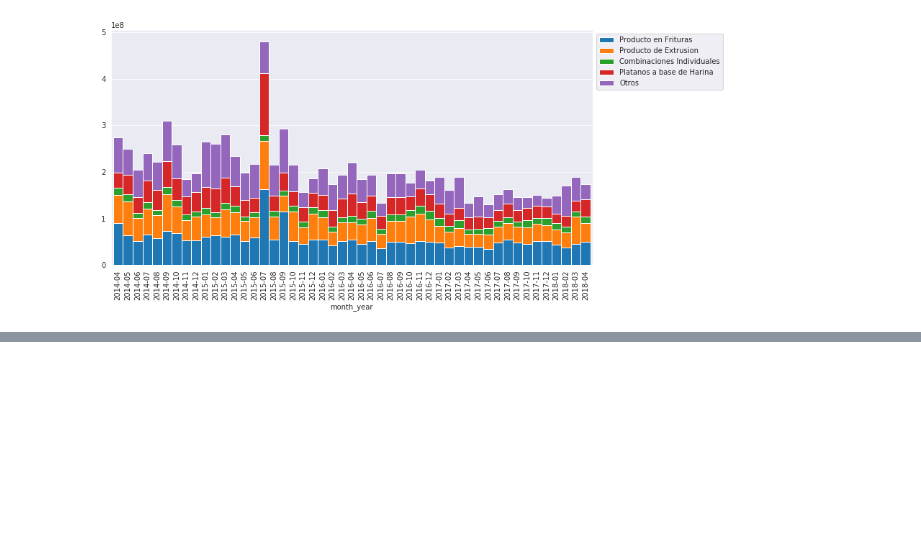
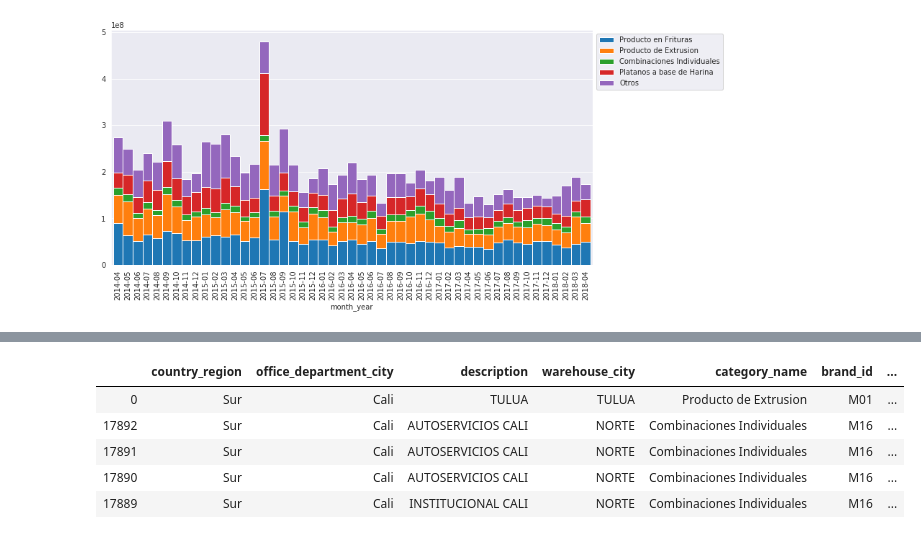
Before and after one commit to juanprq/final-project, a Jupyter notebook: exploration_daniel.ipynb, the cells around one changed output, grey strips where cells are left out. Saved outputs shown, nothing was run; the diff lists cells and outputs as text; code cells hidden in the pictures; blank space fills up the shorter version.

```diff
--- a/exploration_daniel.ipynb
+++ b/exploration_daniel.ipynb
@@ -94,0 +99,9 @@ stackbar("month_year", "category_name", "units", 5)
+# %%
+df.head()
+# %% [output]
+|  | country_region | office_department_city | description | warehouse_city | category_name | brand_id | ... |
+| 0 | Sur | Cali | TULUA | TULUA | Producto de Extrusion | M01 | ... |
+| 17892 | Sur | Cali | AUTOSERVICIOS CALI | NORTE | Combinaciones Individuales | M16 | ... |
+| 17891 | Sur | Cali | AUTOSERVICIOS CALI | NORTE | Combinaciones Individuales | M16 | ... |
+| 17890 | Sur | Cali | AUTOSERVICIOS CALI | NORTE | Combinaciones Individuales | M16 | ... |
+| 17889 | Sur | Cali | INSTITUCIONAL CALI | NORTE | Combinaciones Individuales | M16 | ... |
```
Also changed, not shown: parts of 5 cells of this notebook, 9 other files.
